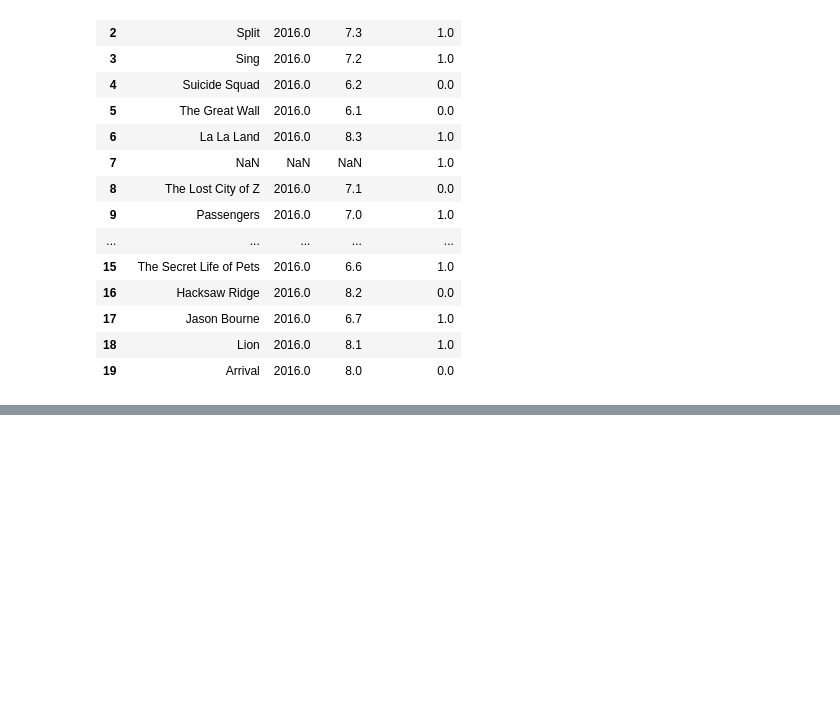
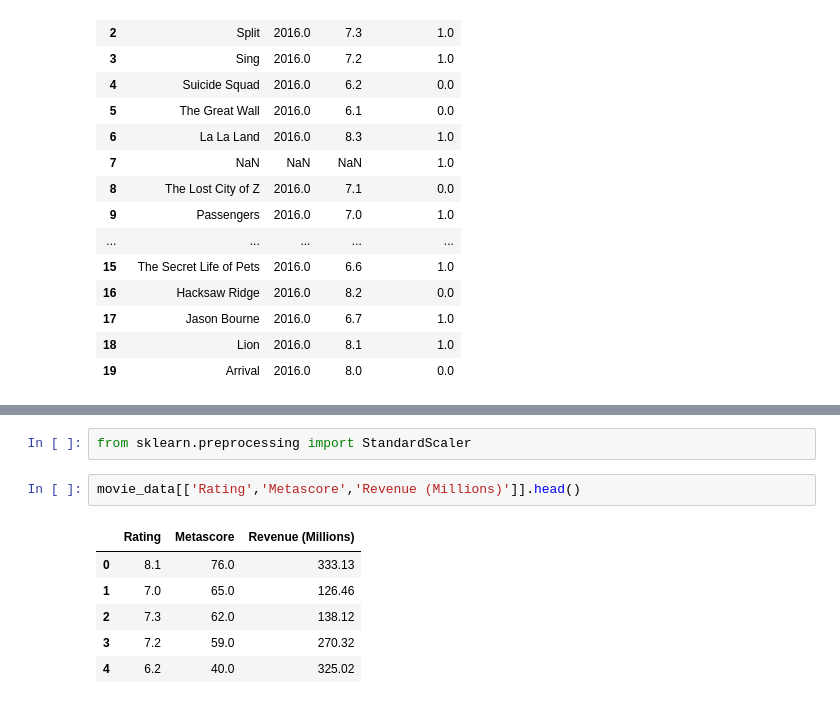
Before and after one commit to sawant-pranit/ML_Basic, a Jupyter notebook: Introduction/DataScalingAndEncoding/Notebook/data_scaling_encoding.ipynb, the cells around one changed output, grey strips where cells are left out. Cells and saved outputs as stored; diff of their text form; blank space fills up the shorter version.

```diff
--- a/Introduction/DataScalingAndEncoding/Notebook/data_scaling_encoding.ipynb
+++ b/Introduction/DataScalingAndEncoding/Notebook/data_scaling_encoding.ipynb
@@ -117,0 +183,11 @@ movie_data_updated[['Title', 'Year', 'Rating', 'Binary Rating']].head(20)
+# %%
+from sklearn.preprocessing import StandardScaler
+# %%
+movie_data[['Rating','Metascore','Revenue (Millions)']].head()
+# %% [output]
+|  | Rating | Metascore | Revenue (Millions) |
+| 0 | 8.1 | 76.0 | 333.13 |
+| 1 | 7.0 | 65.0 | 126.46 |
+| 2 | 7.3 | 62.0 | 138.12 |
+| 3 | 7.2 | 59.0 | 270.32 |
+| 4 | 6.2 | 40.0 | 325.02 |
```
Also changed, not shown: parts of 16 cells of this notebook, 1 other file.
